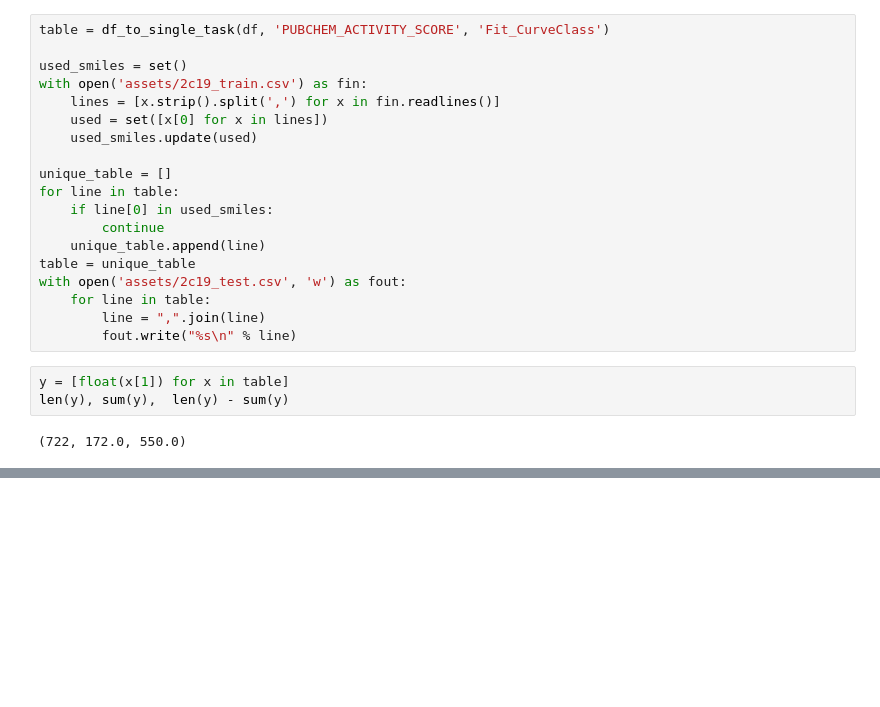
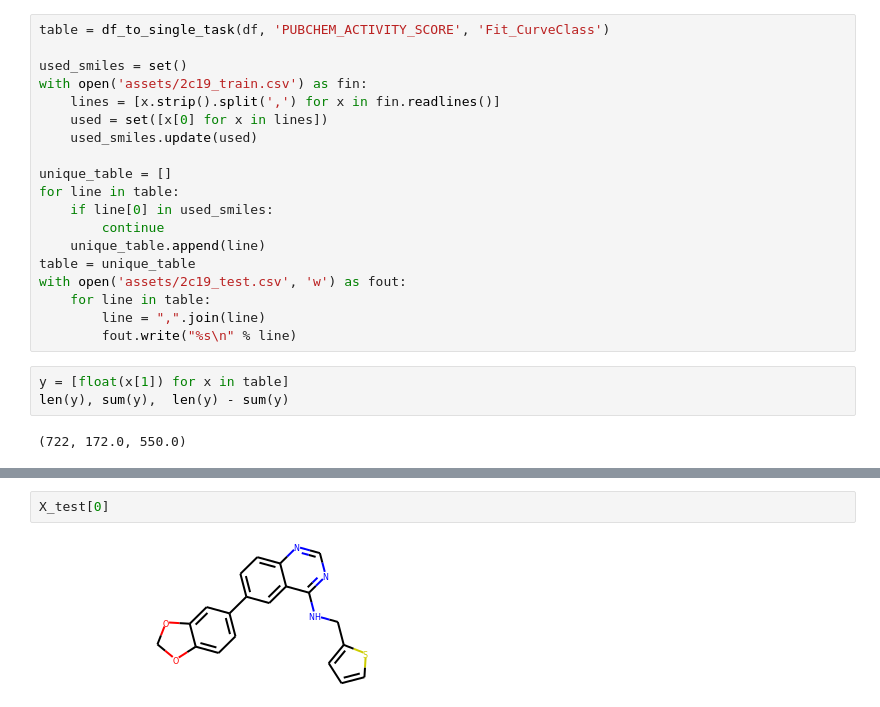
Before and after one commit to lilleswing/future_of_care, a Jupyter notebook: teacher_guide.ipynb, the cells around one changed output, grey strips where cells are left out. Saved outputs shown, nothing was run; the diff lists cells and outputs as text; blank space fills up the shorter version.

```diff
--- a/teacher_guide.ipynb
+++ b/teacher_guide.ipynb
@@ -153,0 +189,4 @@ len(y), sum(y),  len(y) - sum(y)
+# %%
+X_test[0]
+# %% [output]
+[figure, added]
```
Also changed, not shown: parts of 63 cells of this notebook, 1 other file.
